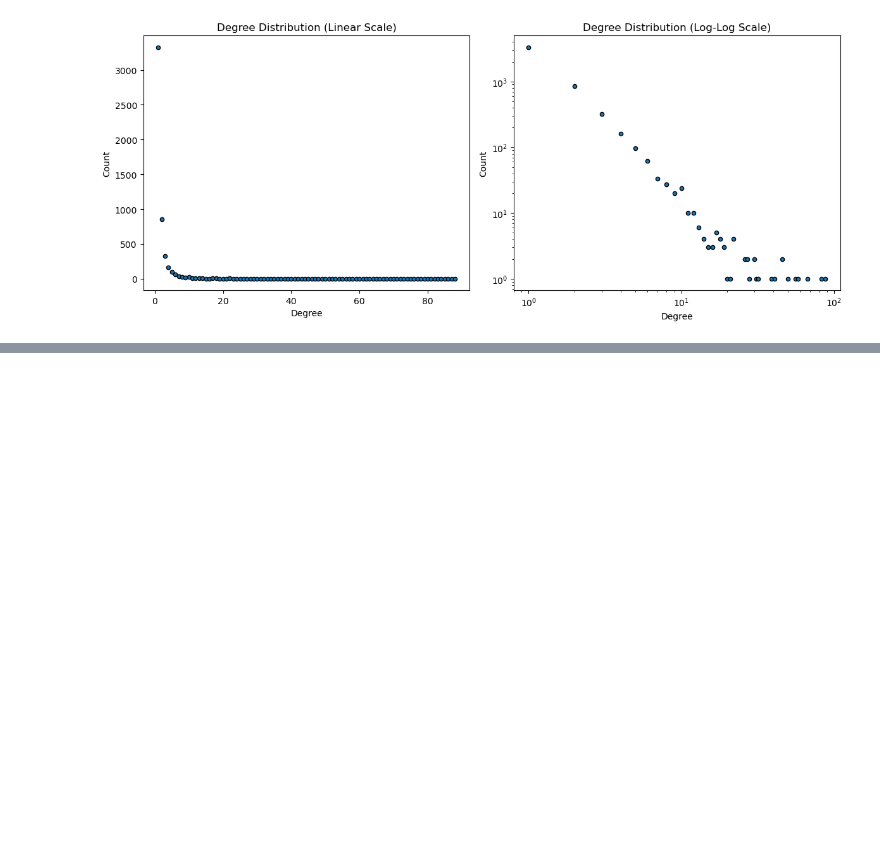
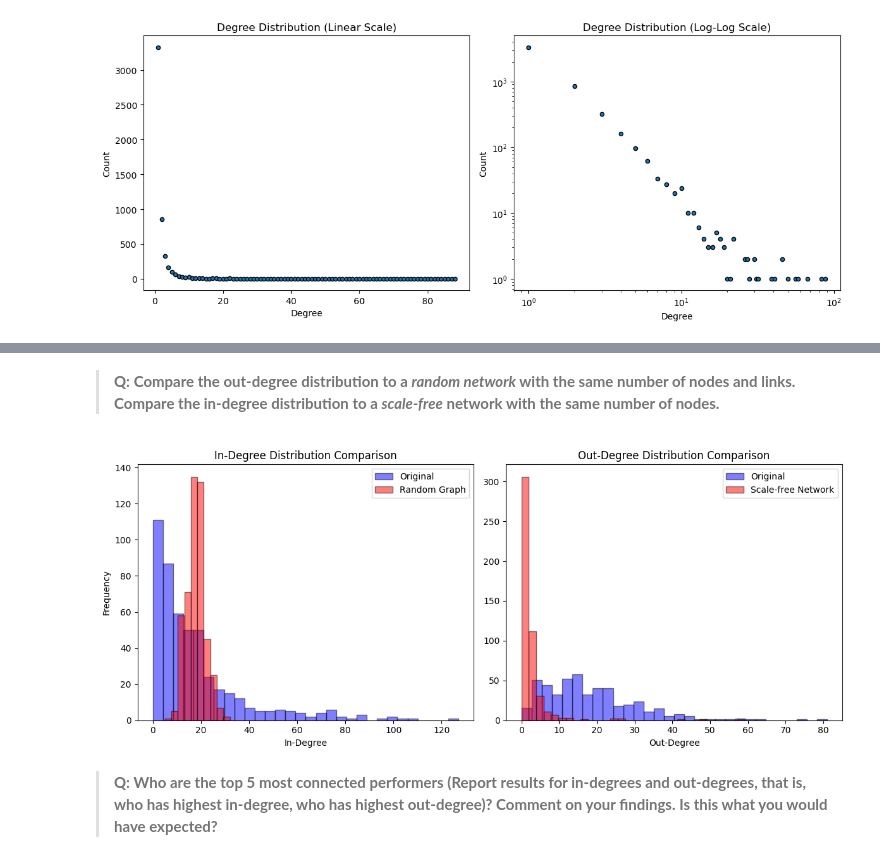
Before and after one commit to GermanButtiero/social_graph_assignment1, a Jupyter notebook: assignment.ipynb, the cells around one changed output, grey strips where cells are left out. Saved outputs shown, nothing was run; the diff lists cells and outputs as text; code cells hidden in the pictures; blank space fills up the shorter version.

```diff
--- a/assignment.ipynb
+++ b/assignment.ipynb
@@ -214,0 +336,33 @@ plt.show()
+# %% [markdown]
+> **Q: Compare the out-degree distribution to a *random network* with the same number of nodes and links. Compare the in-degree distribution to a *scale-free* network with the same number of nodes.**
+# %%
+# Compare in-degree distribution to that from a random graph
+random_network = nx.gnm_random_graph(G.number_of_nodes(), G.number_of_edges(), directed=True)
+random_in_degree = dict(random_network.in_degree())
+
+# Compare out-degree distrbution to that from a scale-free network
+scale_free_network = nx.scale_free_graph(G.number_of_nodes())
+scale_free_out_degree = dict(scale_free_network.out_degree())
+
+# Plot comparisons
+fig, ax = plt.subplots(1, 2, figsize=(12, 5))
+
+ax[0].hist(in_degree.values(), bins=30, color='blue', alpha=0.5, edgecolor='black', label='Original')
+ax[0].hist(random_in_degree.values(), bins=10, color='red', alpha=0.5, edgecolor='black', label='Random Graph')
+ax[0].set_title('In-Degree Distribution Comparison')
+ax[0].set_xlabel('In-Degree')
+ax[0].set_ylabel('Frequency')
+ax[0].legend()
+
+ax[1].hist(out_degree.values(), bins=30, color='blue', alpha=0.5, edgecolor='black', label='Original')
+ax[1].hist(scale_free_out_degree.values(), bins=30, color='red', alpha=0.5, edgecolor='black', label='Scale-free Network')
+ax[1].set_title('Out-Degree Distribution Comparison')
+ax[1].set_xlabel('Out-Degree')
+ax[1].legend()
+
+plt.tight_layout()
+plt.show()
+# %% [output]
+[figure, added]
+# %% [markdown]
+> **Q: Who are the top 5 most connected performers (Report results for in-degrees and out-degrees, that is, who has highest in-degree, who has highest out-degree)? Comment on your findings. Is this what you would have expected?**
```
Also changed, not shown: parts of 28 cells of this notebook, 2 other files.
